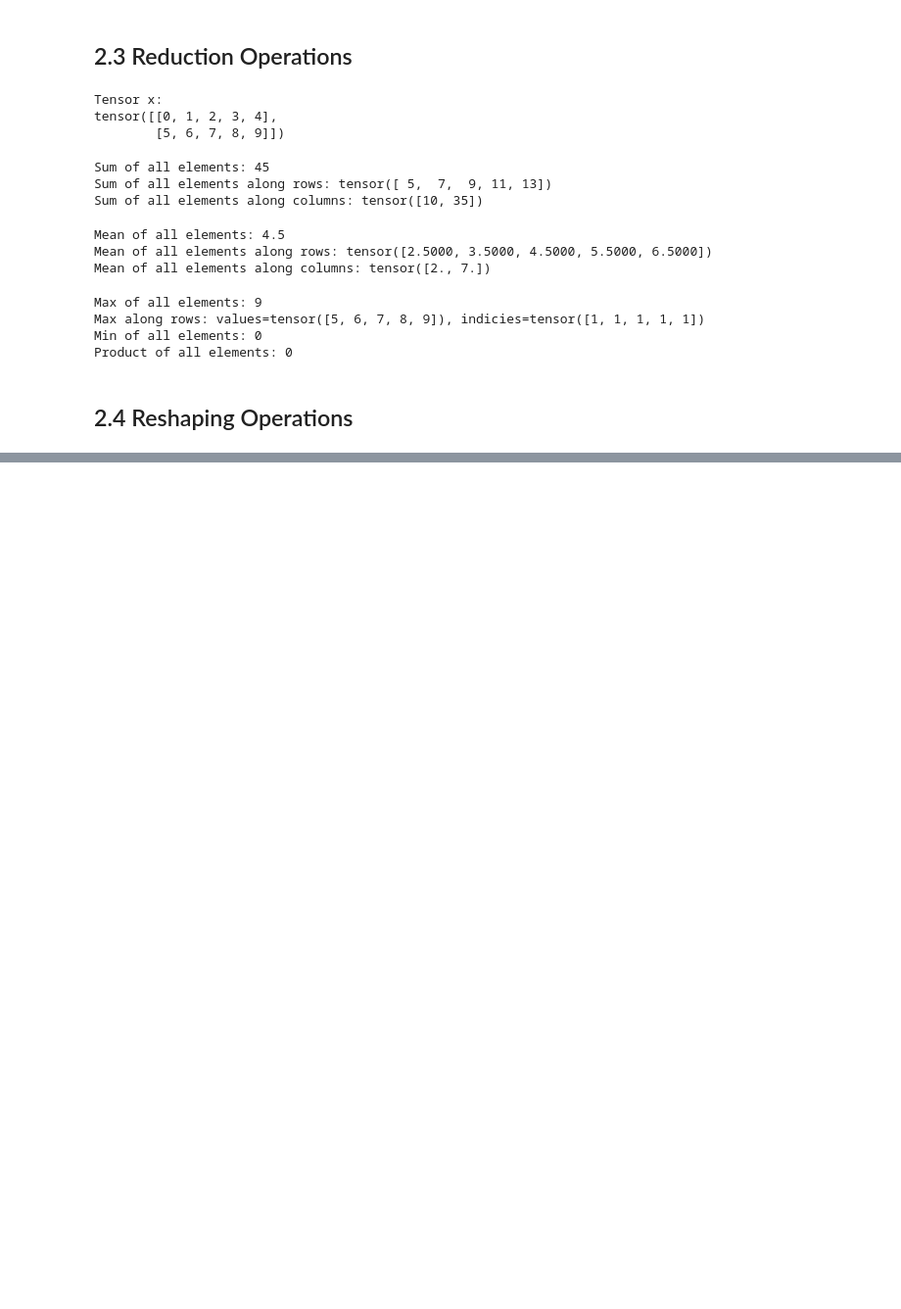
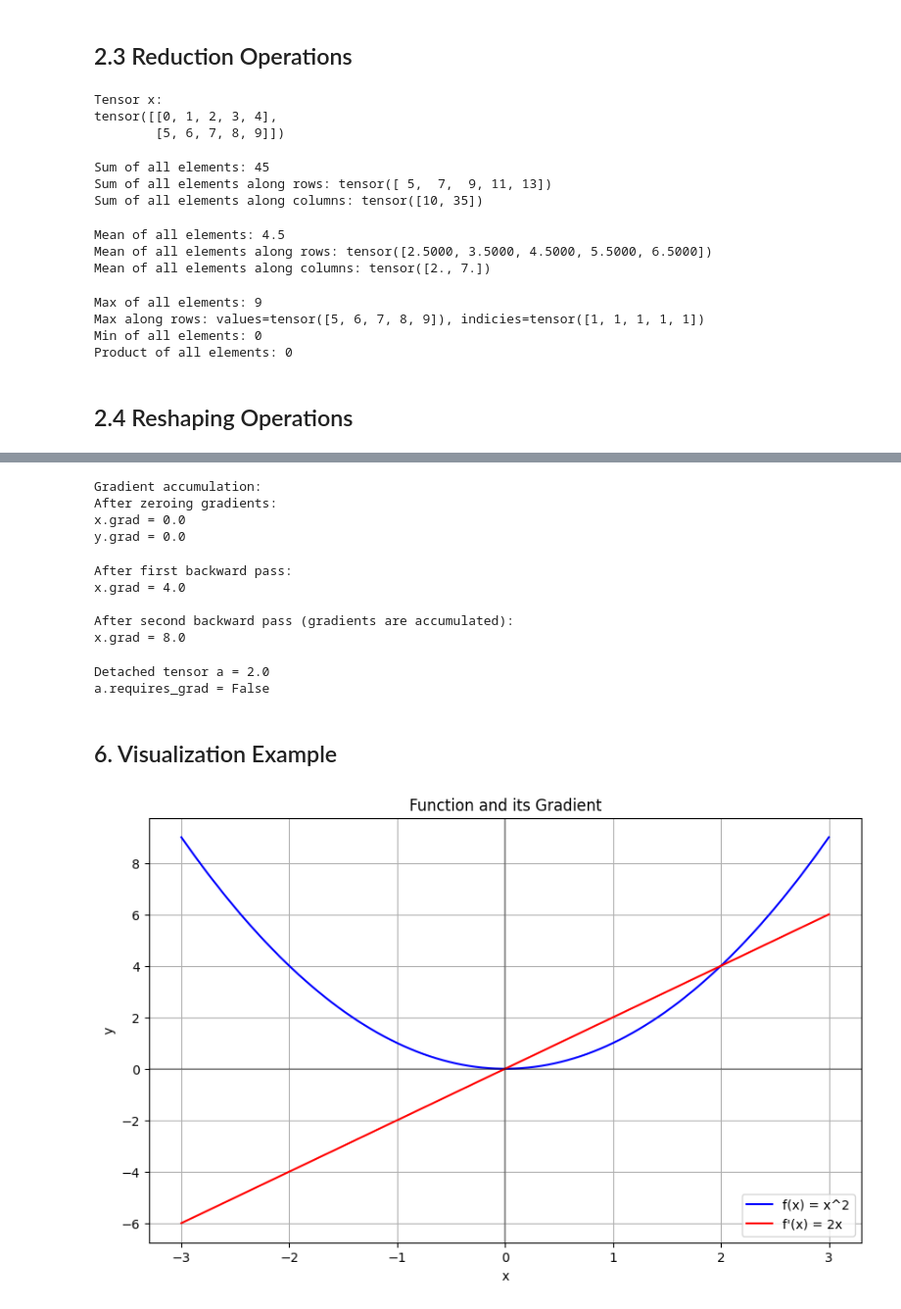
Before and after one commit to ChauDucToan/NLP, a Jupyter notebook: Lab1/2351050182_ChauDucToan_BTH1.ipynb, the cells around one changed output, grey strips where cells are left out. Shown at 98% size. Saved outputs shown, nothing was run; the diff lists cells and outputs as text; code cells hidden in the pictures; blank space fills up the shorter version.

```diff
--- a/Lab1/2351050182_ChauDucToan_BTH1.ipynb
+++ b/Lab1/2351050182_ChauDucToan_BTH1.ipynb
@@ -288,0 +442,75 @@ Product of all elements: 0
+# %%
+# Gradient accumulation
+print("Gradient accumulation:")
+
+# Reset gradients
+x.grad.zero_()
+y.grad.zero_()
+print(f"After zeroing gradients:")
+print(f"x.grad = {x.grad}")
+print(f"y.grad = {y.grad}")
+# %% [output]
+Gradient accumulation:
+After zeroing gradients:
+x.grad = 0.0
+y.grad = 0.0
+# %%
+# Compute gradients multiple times
+z = x**2 + y**3
+z.backward()
+print(f"\nAfter first backward pass:")
+print(f"x.grad = {x.grad}")
+
+z = x**2 + y**3
+z.backward()
+print(f"\nAfter second backward pass (gradients are accumulated):")
+print(f"x.grad = {x.grad}")
+# %% [output]
+After first backward pass:
+x.grad = 4.0
+
+After second backward pass (gradients are accumulated):
+x.grad = 8.0
+# %%
+# Detach a tensor from the graph
+a = x.detach()
+print(f"Detached tensor a = {a}")
+print(f"a.requires_grad = {a.requires_grad}")
+# %% [output]
+Detached tensor a = 2.0
+a.requires_grad = False
+# %% [markdown]
+## 6. Visualization Example
+# %%
+# Create a range of x values
+x_range = torch.linspace(-3, 3, 100, requires_grad=True)
+
+# Define a function: f(x) = x^2
+y = x_range**2
+
+# Compute gradients for each x value
+gradients = []
+for i in range(len(x_range)):
+    if x_range.grad is not None:
+        x_range.grad.zero_()
+    y_i = x_range[i]**2
+    y_i.backward(retain_graph=True)
+    gradients.append(x_range.grad[i].item())
+# Convert to NumPy for plotting
+x_np = x_range.detach().numpy()
+y_np = y.detach().numpy()
+gradients_np = np.array(gradients)
+# Plot the function and its gradient
+plt.figure(figsize=(10, 6))
+plt.plot(x_np, y_np, 'b-', label='f(x) = x^2')
+plt.plot(x_np, gradients_np, 'r-', label="f'(x) = 2x")
+plt.grid(True)
+plt.axhline(y=0, color='k', linestyle='-', alpha=0.3)
+plt.axvline(x=0, color='k', linestyle='-', alpha=0.3)
+plt.xlabel('x')
+plt.ylabel('y')
+plt.title('Function and its Gradient')
+plt.legend()
+plt.show()
+# %% [output]
+[figure, added]
```
Also changed, not shown: parts of 16 cells of this notebook.
